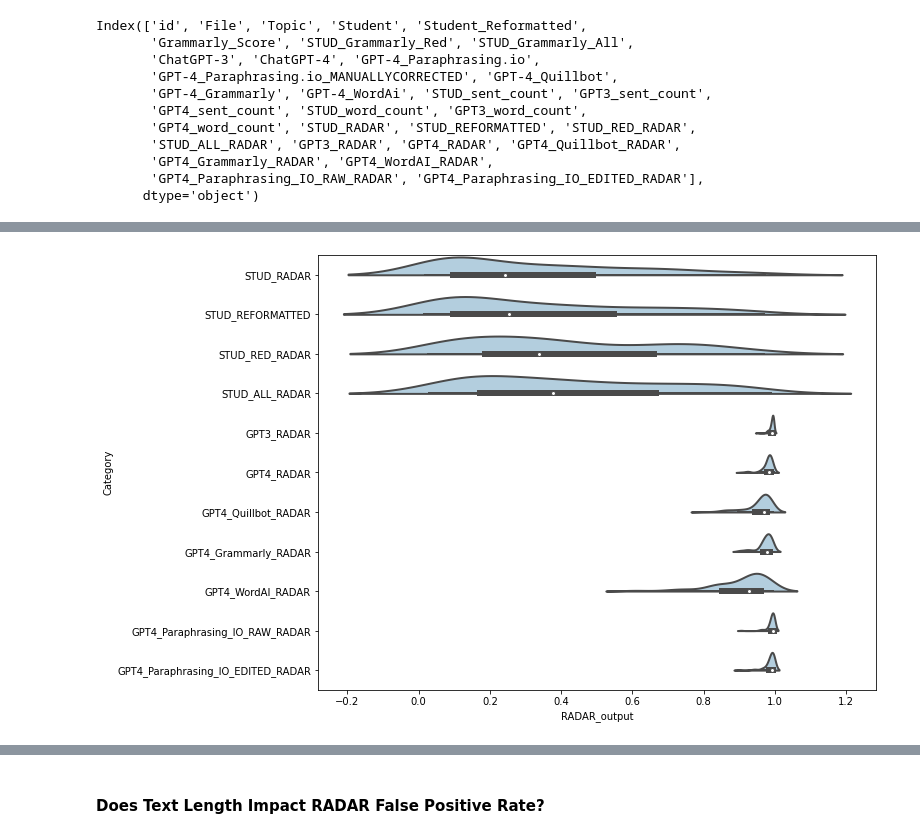
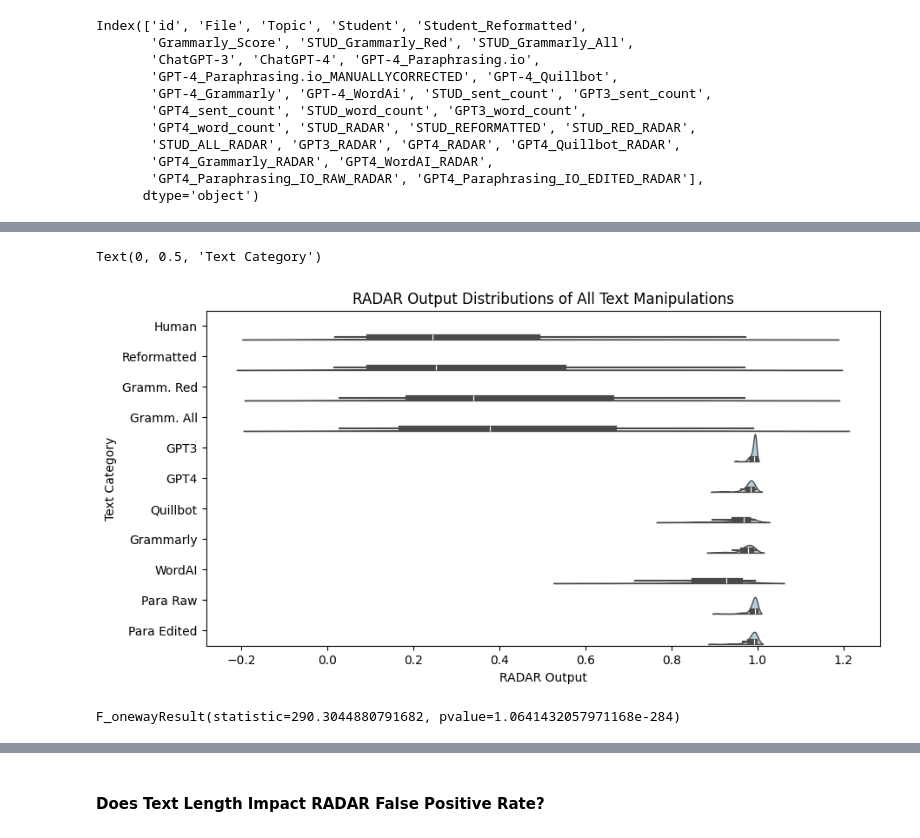
Before and after one commit to nicole-jefferies/RADAR_Eval, a Jupyter notebook: Visualisations and Stat Tests.ipynb, the cells around one changed output, grey strips where cells are left out. Saved outputs shown, nothing was run; the diff lists cells and outputs as text; code cells hidden in the pictures.

```diff
--- a/Visualisations and Stat Tests.ipynb
+++ b/Visualisations and Stat Tests.ipynb
@@ -67,8 +62,21 @@ plt.xticks(rotation=90)
 # %%
-plt.figure(figsize=(10, 8))
+plt.figure(figsize=(10, 5))
 ax = sns.violinplot(data=melted_data, x='RADAR_output', y='Category', hue=True,
-                    hue_order=[True, False], split=True, orient='h', palette="Blues",
-                    linewidth=2, width=0.9)
+                    hue_order=[True, False], split=True, orient='h', palette='Blues',
+                    linewidth=1, width=0.9)
+ax.set(yticklabels=['Human', 'Reformatted','Gramm. Red','Gramm. All','GPT3', 'GPT4', 'Quillbot', 'Grammarly', 'WordAI', 'Para Raw', 'Para Edited'])
 ax.legend_.remove()
+plt.title('RADAR Output Distributions of All Text Manipulations')
+plt.xlabel('RADAR Output')
+plt.ylabel('Text Category')
 # %% [output]
+Text(0, 0.5, 'Text Category')
-[figure, old version]
+[figure, new version]
+# %%
+# Perform ANOVA
+f_oneway(data['STUD_RADAR'], data['STUD_REFORMATTED'], data['STUD_RED_RADAR'],
+             data['STUD_ALL_RADAR'],  data['GPT3_RADAR'],  data['GPT4_RADAR'],  data['GPT4_Paraphrasing_IO_RAW_RADAR'],
+              data['GPT4_Paraphrasing_IO_EDITED_RADAR'],  data['GPT4_Quillbot_RADAR'],
+               data['GPT4_Grammarly_RADAR'],  data['GPT4_WordAI_RADAR'])
+# %% [output]
+F_onewayResult(statistic=290.3044880791682, pvalue=1.0641432057971168e-284)
```
Also changed, not shown: parts of 10 cells of this notebook, 2 other files.
